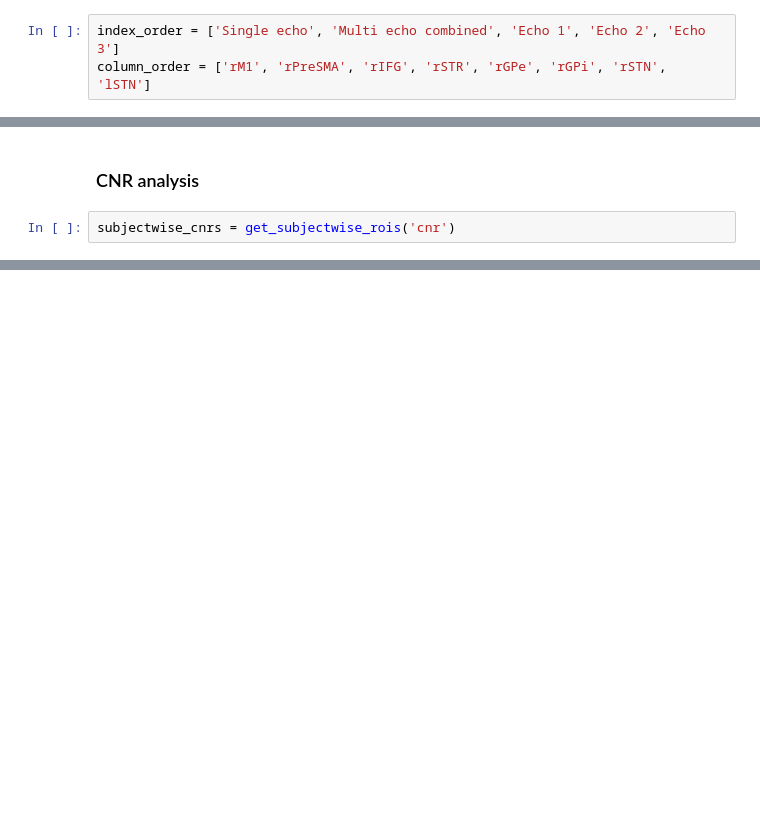
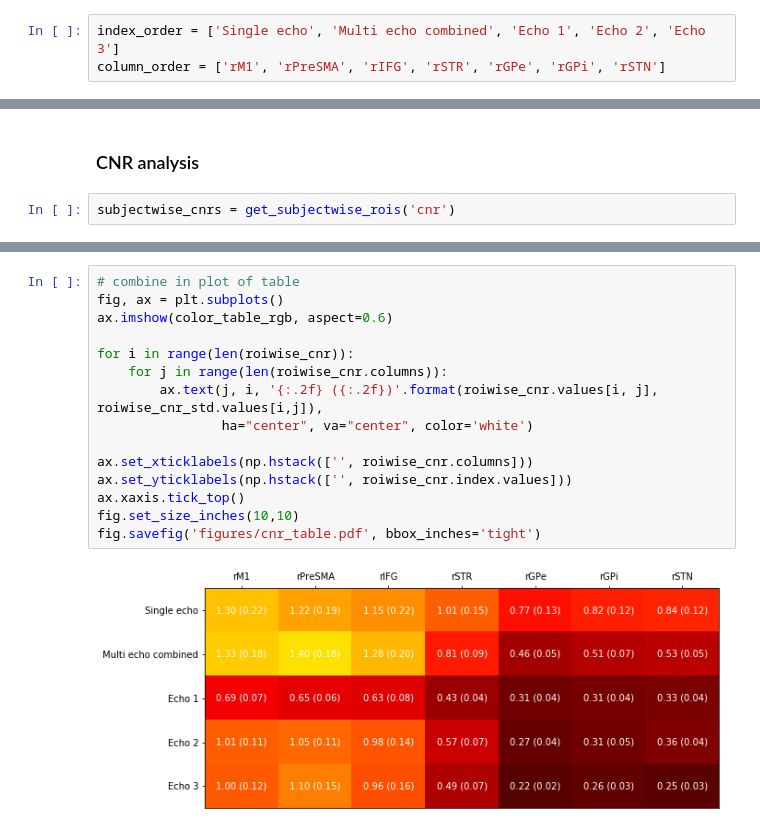
Before and after one commit to StevenM1/fMRI_protocol_comparison_se_me, a Jupyter notebook: pipeline_4a_statistics-tSNR.ipynb, the cells around one changed output, grey strips where cells are left out. Drawn from its saved outputs; the diff is of its cells as text; blank space fills up the shorter version.

```diff
--- a/pipeline_4a_statistics-tSNR.ipynb
+++ b/pipeline_4a_statistics-tSNR.ipynb
@@ -255,4 +253,4 @@ subjectwise_tsnrs = get_subjectwise_rois('tsnr')
 # %%
 index_order = ['Single echo', 'Multi echo combined', 'Echo 1', 'Echo 2', 'Echo 3']
-column_order = ['rM1', 'rPreSMA', 'rIFG', 'rSTR', 'rGPe', 'rGPi', 'rSTN', 'lSTN']
+column_order = ['rM1', 'rPreSMA', 'rIFG', 'rSTR', 'rGPe', 'rGPi', 'rSTN']
 # %%
@@ -650,3 +429,20 @@ roiwise_cnr_std.round(2).iloc[:,:-1]
+# %%
+# combine in plot of table
+fig, ax = plt.subplots()
+ax.imshow(color_table_rgb, aspect=0.6)
+
+for i in range(len(roiwise_cnr)):
+    for j in range(len(roiwise_cnr.columns)):
+        ax.text(j, i, '{:.2f} ({:.2f})'.format(roiwise_cnr.values[i, j], roiwise_cnr_std.values[i,j]),
+                ha="center", va="center", color='white')
+
+ax.set_xticklabels(np.hstack(['', roiwise_cnr.columns]))
+ax.set_yticklabels(np.hstack(['', roiwise_cnr.index.values]))
+ax.xaxis.tick_top()
+fig.set_size_inches(10,10)
+fig.savefig('figures/cnr_table.pdf', bbox_inches='tight')
+# %% [output]
+[figure, added]
 # %%
 wholebrain_cnr = get_wholebrain_niis('cnr')
 stat_maps_cnr = wholebrain_cnr[['se', 'optcomb', 'echo_1', 'echo_2', 'echo_3']].values
```
Also changed, not shown: parts of 26 cells of this notebook, 2 other files.
